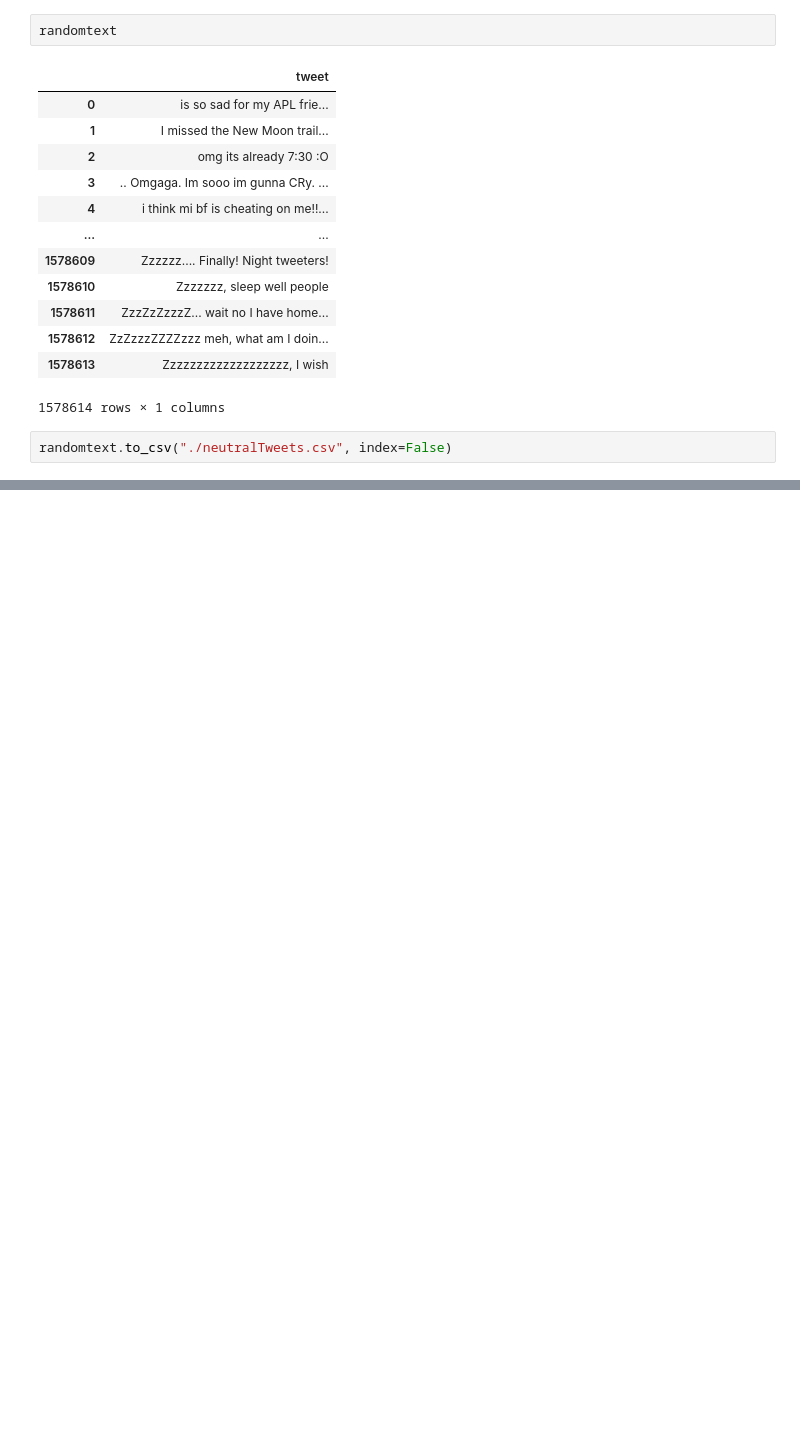
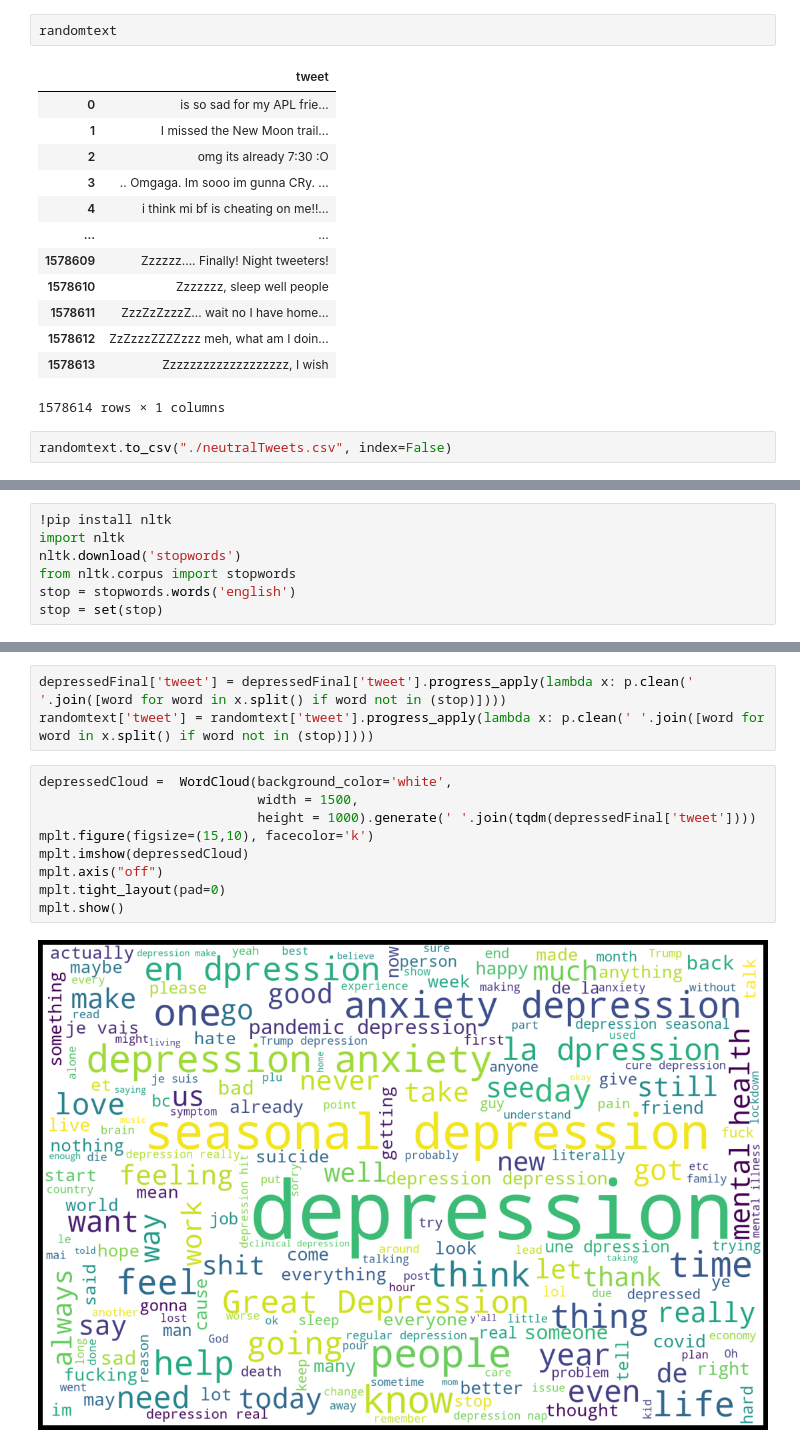
Before and after one commit to Lunchb0ne/sm-depression-detection, a Jupyter notebook: EDA.ipynb, the cells around one changed output, grey strips where cells are left out. Saved outputs shown, nothing was run; the diff lists cells and outputs as text; blank space fills up the shorter version.

```diff
--- a/EDA.ipynb
+++ b/EDA.ipynb
@@ -227,0 +215,7 @@ px.imshow(randomCloud, title="Wordcloud for normal tweets")
+# %%
+!pip install nltk
+import nltk
+nltk.download('stopwords')
+from nltk.corpus import stopwords
+stop = stopwords.words('english')
+stop = set(stop)
@@ -227,0 +230,14 @@ px.imshow(randomCloud, title="Wordcloud for normal tweets")
+# %%
+depressedFinal['tweet'] = depressedFinal['tweet'].progress_apply(lambda x: p.clean(' '.join([word for word in x.split() if word not in (stop)])))
+randomtext['tweet'] = randomtext['tweet'].progress_apply(lambda x: p.clean(' '.join([word for word in x.split() if word not in (stop)])))
+# %%
+depressedCloud =  WordCloud(background_color='white',
+                            width = 1500,
+                            height = 1000).generate(' '.join(tqdm(depressedFinal['tweet'])))
+mplt.figure(figsize=(15,10), facecolor='k')
+mplt.imshow(depressedCloud)
+mplt.axis("off")
+mplt.tight_layout(pad=0)
+mplt.show()
+# %% [output]
+[figure, added]
```
Also changed, not shown: parts of 12 cells of this notebook, 2 other files.
